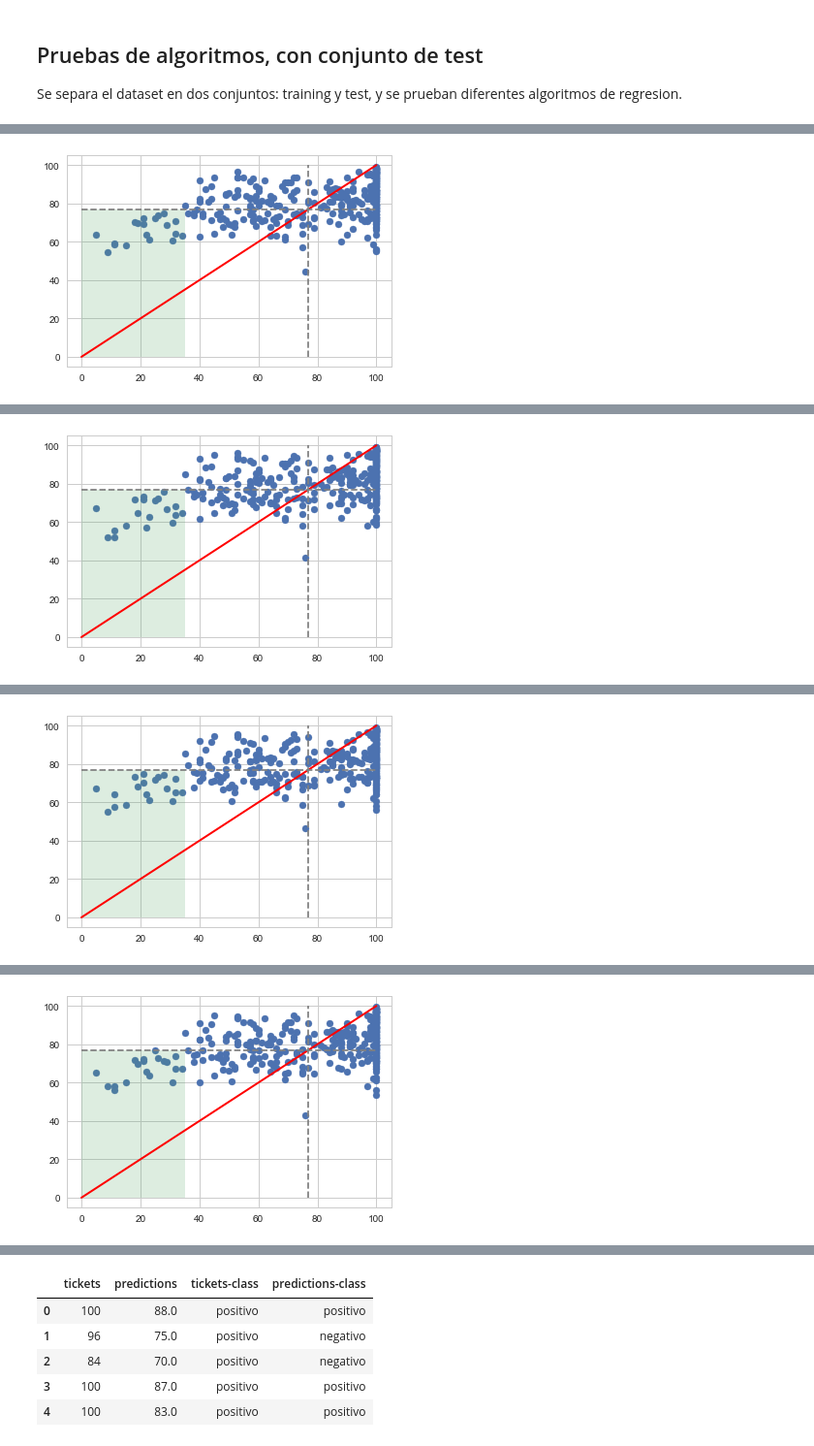
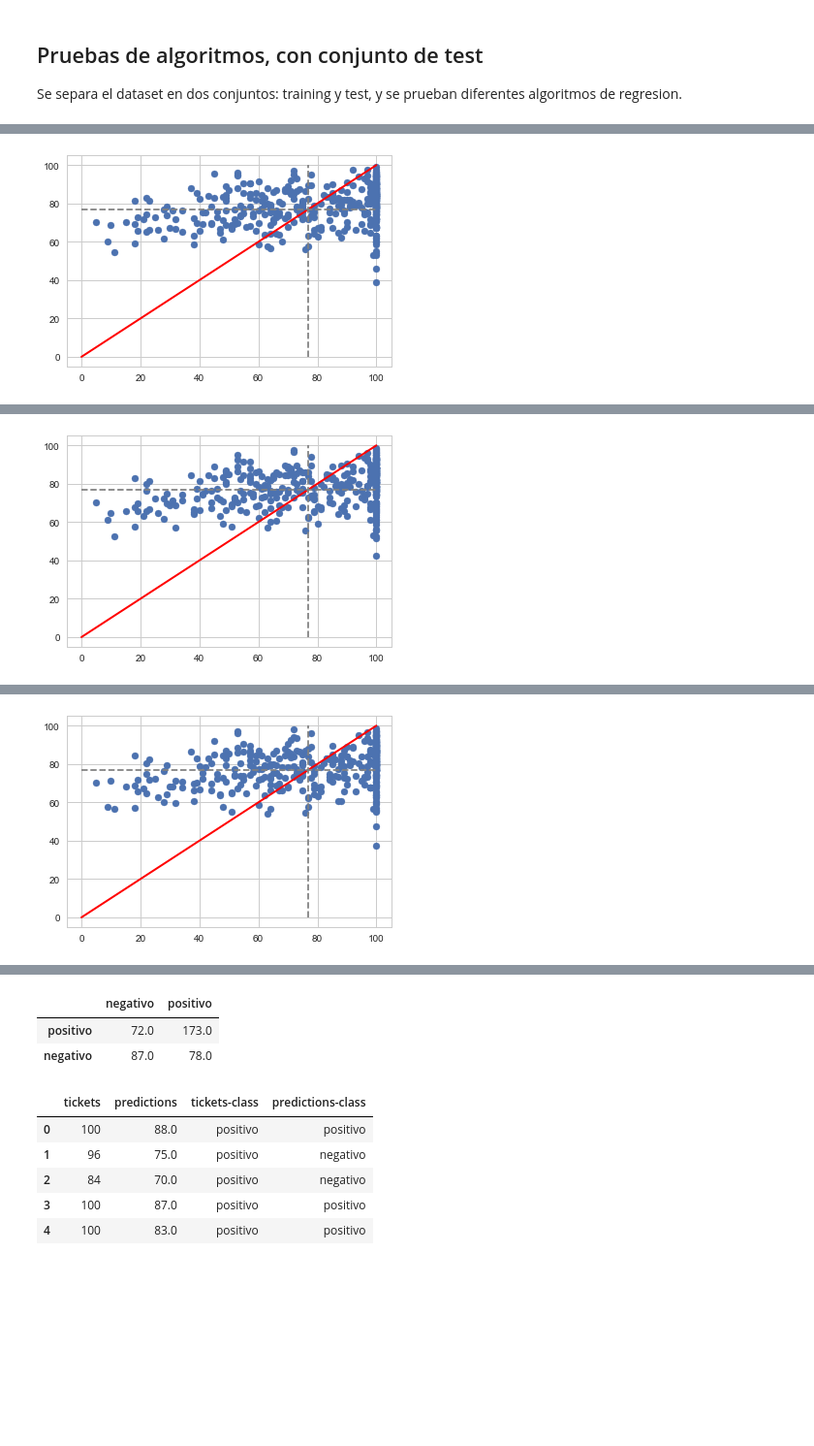
Before and after one commit to danielgomezm/diplomado, a Jupyter notebook: rrss_regression.ipynb, the cells around one changed output, grey strips where cells are left out. Shown at 97% size. Drawn from its saved outputs; the diff is of its cells as text; code cells hidden in the pictures; blank space fills up the shorter version.

```diff
--- a/rrss_regression.ipynb
+++ b/rrss_regression.ipynb
@@ -118,13 +121,13 @@ mapper = sp.DataFrameMapper([
     'twitter_folls', 'twitter_mencs_usa', 'twitter_mencs',
      'facebook_crec', 'instagram_crec', 'twitter_crec'], StandardScaler())
     ])
-X = dataset[['state_pob', 'dayofweek', 'capacity', 'price',
+X = dataset[['dayofweek', 'state_pob', 'capacity', 'price',
         'facebook_likes', 'youtube_suscrs',
         'instagram_folls', 'instagram_likes',
         'spotify_folls', 'spotify_pop',
         'twitter_folls', 'twitter_mencs_usa', 'twitter_mencs',
         'facebook_crec', 'instagram_crec', 'twitter_crec']]
-Xy = dataset[['state_pob', 'dayofweek', 'capacity', 'price',
+Xy = dataset[['dayofweek', 'state_pob', 'capacity', 'price',
         'facebook_likes', 'youtube_suscrs',
         'instagram_folls', 'instagram_likes',
         'spotify_folls', 'spotify_pop',
@@ -360,6 +370,6 @@ print "RECALL: " + str(round(1.0 * aciertos_positivo / sum_positivo, 3))
 df = pd.DataFrame({'real': y_test, 'prediction': y_pred})
 print "correlacion: " + str(round(df.corr()['real'][0], 2))
 print "confusion-matrix:"
-conf = pd.DataFrame([[aciertos_positivo, errores_positivo], [errores_negativo, aciertos_negativo]], columns=['positivo', 'negativo'])
+conf = pd.DataFrame([[errores_positivo, aciertos_positivo], [aciertos_negativo, errores_negativo]], columns=['negativo', 'positivo'])
 conf.rename(index={0:'positivo', 1:'negativo'})
 # %% [output]
@@ -431,13 +442,13 @@ Se separa el dataset en dos conjuntos: training y test, y se prueban diferentes
 # %%
 # probando diferentes algoritmos de regresion
 
-X_train, X_test, y_train, y_test = train_test_split(X, y, train_size=0.6)
+X_train, X_test, y_train, y_test = train_test_split(X, y, train_size=0.8)
 
 models = {}
 models['knn']          = KNeighborsRegressor()
 models['adaboost']     = AdaBoostRegressor()
 models['gradient']     = GradientBoostingRegressor(loss='huber', criterion='mse')
-models['randomforest'] = RandomForestRegressor(n_estimators=1600, criterion='mse', max_depth=None, min_samples_split=2, min_samples_leaf=2, max_features=3, oob_score=True, n_jobs=4)
+models['randomforest'] = RandomForestRegressor(n_estimators=1600, criterion='mse', max_depth=None, min_samples_split=2, min_samples_leaf=2, max_features=4, oob_score=True, n_jobs=4)
 models['MLPRegressor'] = MLPRegressor(activation='tanh', solver='sgd', learning_rate='adaptive', max_iter=900)
 
 for algorithm in models:
@@ -476,8 +487,8 @@ for algorithm in models:
     print "\tR2: " + str(round(r2_score(y_list, predictions), 2))
     print "\tRMSE: " + str(round(np.sqrt(mean_squared_error(predictions, y_list)), 2))
     print "\tSCORE: " + str(aciertos_positivo + aciertos_negativo) + " / " + str(total_test) + " = " + str(round(1.0 * (aciertos_positivo + aciertos_negativo)/total_test, 3))
-    conf = pd.DataFrame([[np.sum(aciertos_positivo), np.sum(errores_positivo)], [np.sum(errores_negativo), np.sum(aciertos_negativo)]], columns=['positivo', 'negativo'])
-    conf.rename(index={0:'positivo', 1:'negativo'})
+    conf = pd.DataFrame([[errores_negativo, aciertos_positivo], [aciertos_negativo, errores_positivo]], columns=['negativo', 'positivo'])
+    conf.rename(index={0:'negativo', 1:'positivo'})
     print conf
 
     # grafico de dispersion de las predicciones
@@ -488,9 +499,9 @@ for algorithm in models:
     line_v = mlines.Line2D([threshold, threshold], [0,100], color='gray', ls='dashed')
     ax.add_line(line_h)
     ax.add_line(line_v)
-    x0 = [0, 0, 30, 30]
-    y0 = [0, threshold, threshold, 0]
-    ax.fill(x0, y0, alpha=0.2)
+    #x0 = [0, 0, 30, 30]
+    #y0 = [0, threshold, threshold, 0]
+    #ax.fill(x0, y0, alpha=0.2)
     plt.show()
 # %% [output]
 knn:
@@ -542,11 +553,7 @@ Ahora se realiza la validacion utilizando validacion cruzada, con 10 folds. La e
 # %%
-# implementacion modelo, utilizando validacion cruzada
+# implementacion modelo, utilizando validacion cruzada... se ejecuta 3 veces, con 10 folds.
 
-#model = models[algorithm]
-model.fit(X_train, y_train)
-#predictions = model.predict(X_test)
-#predictions = cross_val_predict(model, X, y, cv=6)
-
+threshold = 77
 all_r2 = []
 all_rsme = []
 all_score = []
@@ -555,7 +562,7 @@ all_aciertos_neg = []
 all_errores_pos = []
 all_errores_neg = []
 
-for k in range(0, 4):
+for k in range(0, 3):
     r2s = []
     rmses =[]
     scores = []
@@ -567,13 +574,15 @@ for k in range(0, 4):
     yy = []
     xx = []
     y_list_all = []
+    X_list_all = []
 
     kf = KFold(n_splits=10, shuffle=True)
     for k, (train, test) in enumerate(kf.split(X, y)):
         X_train, X_test = X[train,:], X[test,:]
         y_train, y_test = y[train], y[test]
-        model = RandomForestRegressor(n_estimators=1600, criterion='mse', max_depth=None, min_samples_split=2, min_samples_leaf=2, max_features=3, n_jobs=4)
+        model = RandomForestRegressor(n_estimators=1600, criterion='mse', max_depth=None, min_samples_split=2, min_samples_leaf=2, max_features=4, n_jobs=4)
         #model = MLPRegressor(activation='tanh', solver='sgd', learning_rate='adaptive', max_iter=900)
+        #model = AdaBoostRegressor(base_estimator=None)
         model.fit(X_train, y_train)
         y_pred = model.predict(X_test)
         predictions = y_pred.copy()
@@ -583,6 +592,7 @@ for k in range(0, 4):
         sum_positivo = 0; sum_negativo = 0
         sum_predict_positivo = 0; sum_predict_negativo = 0
         total_test = len(X_test)
+        X_list = list(X_test)
         y_list = list(y_test)
 
         for k in range(0, len(predictions)):
@@ -619,6 +629,7 @@ for k in range(0, 4):
         scores.append(round(1.0 * (aciertos_positivo + aciertos_negativo)/total_test, 3))
 
         predictions_all.extend(predictions)
+        X_list_all.extend(X_list)
         y_list_all.extend(y_list)
 
         sum_ylist += np.sum(y_list)
@@ -630,10 +641,15 @@ for k in range(0, 4):
     print "R2s: ", np.mean(r2s)
     print "RMSEs: ",np.mean(rmses)
     print "scores: ", np.mean(scores)
-    conf = pd.DataFrame([[np.sum(aciertos_pos), np.sum(errores_pos)], [np.sum(errores_neg), np.sum(aciertos_neg)]], columns=['positivo', 'negativo'])
-    conf.rename(index={0:'positivo', 1:'negativo'})
+    print "coef.corr: " , np.corrcoef(y_list_all, predictions_all)[0][1]
+    conf = pd.DataFrame([[np.sum(errores_neg), np.sum(aciertos_pos)], [np.sum(aciertos_neg), np.sum(errores_pos)]], columns=['negativo', 'positivo'])
+    conf.rename(index={0:'negativo', 1:'positivo'})
     print conf
     print
+
+    #for i in range(0, len(y_list_all)):
+    #    if y_list_all[i] == 100 and predictions_all[i] < 60:
+    #        print str(X_list_all[i]) + ' = ' + str(y_list_all[i]) + ' / ' + str(predictions_all[i])
 
     plt.scatter(y_list_all, predictions_all)
     plt.plot([0, 100], [0, 100], c='r', lw=2)
@@ -642,9 +658,9 @@ for k in range(0, 4):
     line_v = mlines.Line2D([threshold, threshold], [0,100], color='gray', ls='dashed')
     ax.add_line(line_h)
     ax.add_line(line_v)
-    x0 = [0, 0, 35, 35]
-    y0 = [0, threshold, threshold, 0]
-    ax.fill(x0, y0, alpha=0.2)
+    #x0 = [0, 0, 35, 35]
+    #y0 = [0, threshold, threshold, 0]
+    #ax.fill(x0, y0, alpha=0.2)
     plt.show()
 
     all_r2.append(np.mean(r2s))
@@ -661,7 +677,6 @@ print "r2: " + str(np.mean(all_r2))
 print "rsme: " + str(np.mean(all_rsme))
 print "score: " + str(np.mean(all_score))
 
-conf = pd.DataFrame([[np.sum(all_aciertos_pos), np.sum(all_errores_pos)], [np.sum(all_errores_neg), np.sum(all_aciertos_neg)]], columns=['positivo', 'negativo'])
+conf = pd.DataFrame([[np.mean(all_errores_neg), np.mean(all_aciertos_pos)], [np.mean(all_aciertos_neg), np.mean(all_errores_pos)]], columns=['negativo', 'positivo'])
 conf.rename(index={0:'positivo', 1:'negativo'})
-print conf
 # %% [output]
@@ -685 +701 @@ scores:  0.6803999999999999
-[figure, old version]
+[figure, new version]
@@ -703 +720 @@ scores:  0.6888
-[figure, old version]
+[figure, new version]
@@ -721 +739 @@ scores:  0.6805999999999999
-[figure, old version]
+[figure, new version]
@@ -739 +744,0 @@ scores:  0.6832
-[figure, removed]
@@ -748,3 +745,6 @@ score: 0.6832499999999999
+|  | negativo | positivo |
+| positivo | 72.0 | 173.0 |
+| negativo | 87.0 | 78.0 |
 # %%
 # despliegue como clases
 
```
Also changed, not shown: parts of 19 cells of this notebook.
